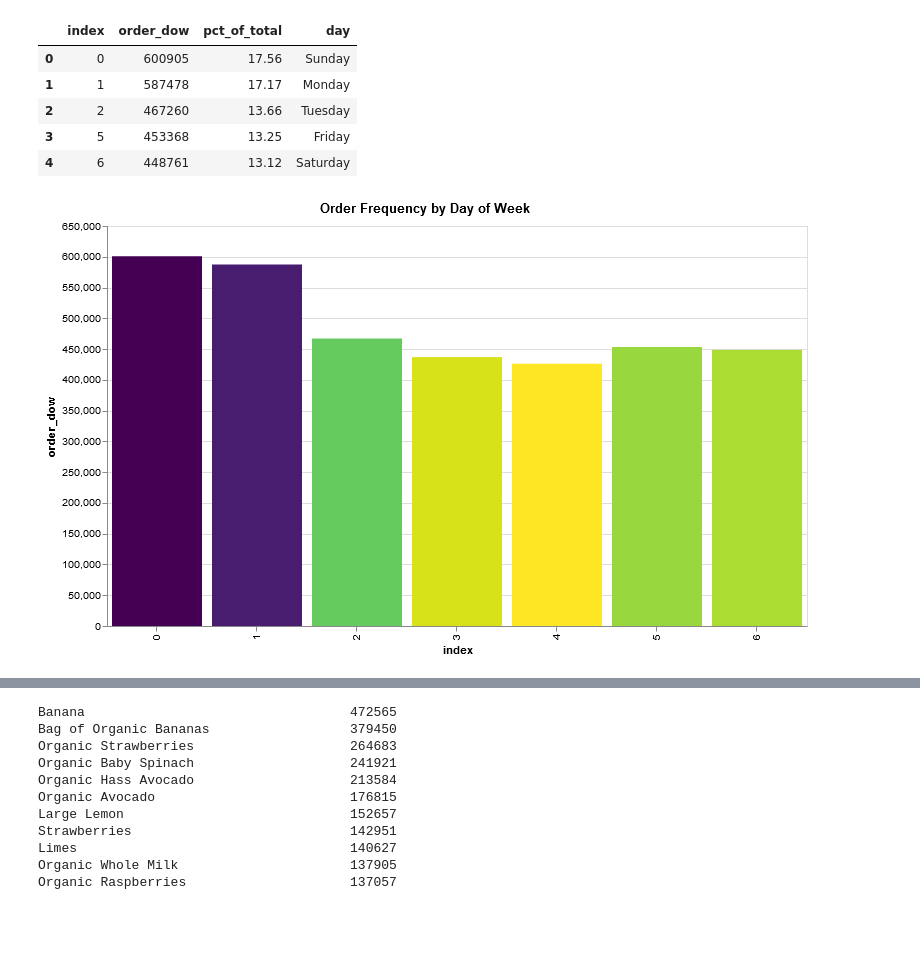
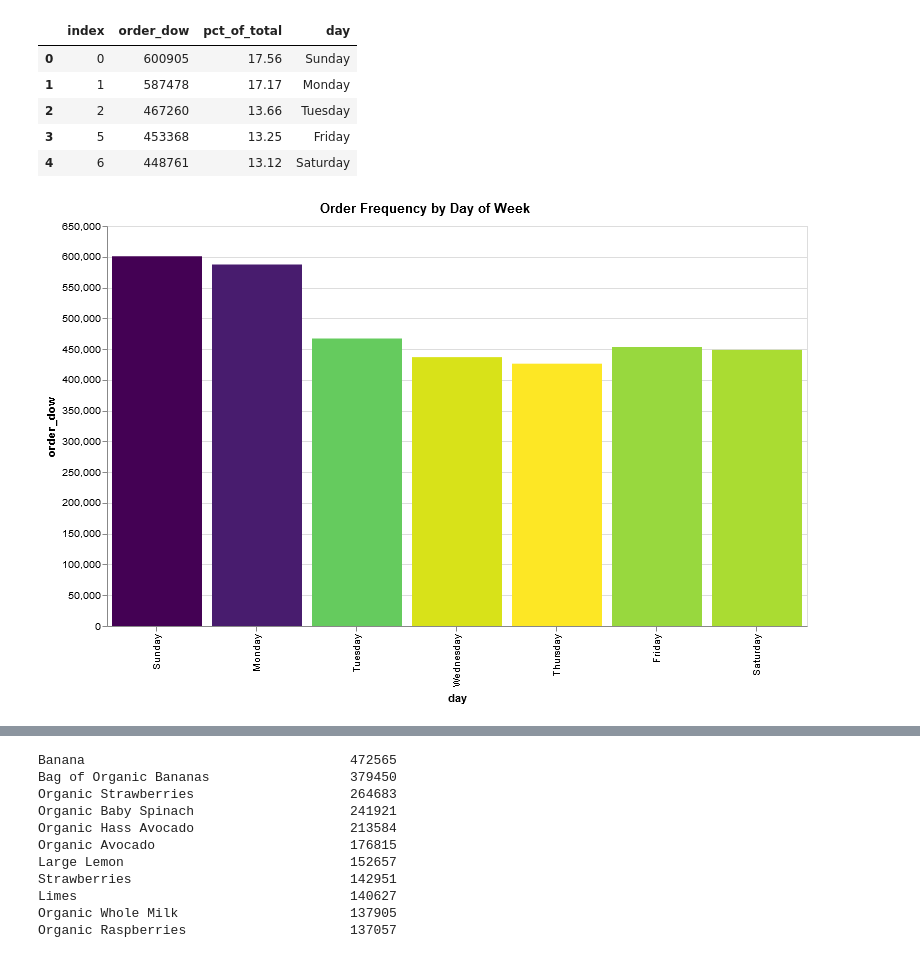
Before and after one commit to hjhuney/Instacart, a Jupyter notebook: Instacart.ipynb, the cells around one changed output, grey strips where cells are left out. Cells and saved outputs as stored; diff of their text form; code cells hidden in the pictures; blank space fills up the shorter version.

```diff
--- a/Instacart.ipynb
+++ b/Instacart.ipynb
@@ -71,6 +69,8 @@ None
 # Orders
 # %%
 orders = downcast_df('orders.csv')
+orders['days_since_prior_order'] = orders['days_since_prior_order'].fillna(-99)
+orders['days_since_prior_order'] = orders['days_since_prior_order'].astype('int16')
 print_info(orders)
 # %% [output]
 ========== Info ==========
@@ -316,6 +317,8 @@ alt.Chart(time_of_day).mark_bar().encode(
 dayofweek_dict = {'Monday': 1, 'Tuesday': 2, 'Wednesday': 3, 'Thursday': 4, 'Friday': 5, 'Saturday': 6, 'Sunday': 0}
 
 inv_dayofweek_dict = {v: k for k, v in dayofweek_dict.items()}
+
+dayofweek_list = ['Sunday', 'Monday', 'Tuesday', 'Wednesday', 'Thursday', 'Friday', 'Saturday']
 # %%
 dow = orders['order_dow'].value_counts()
 dow = dow.reset_index()
@@ -331,13 +334,13 @@ dow.head()
 | 4 | 6 | 448761 | 13.12 | Saturday |
 # %%
 alt.Chart(dow).mark_bar().encode(
-    alt.X("index:O", bin=False),
+    alt.X("day:O", bin=False, sort=dayofweek_list),
     alt.Y('order_dow:Q'),
 #     alt.ColorValue('darkorange'),
 #     color = alt.Color('order_hour_of_day', alt.ColorValue("blue")),
 #     color='orange',
     color = alt.Color('order_dow', legend=None, sort="descending", scale=alt.Scale(scheme='viridis')),
-    tooltip=[alt.Tooltip('index:O', title="Day of Week"), alt.Tooltip('order_dow:Q'), alt.Tooltip('pct_of_total:Q'), alt.Tooltip('day:O')]
+    tooltip=[alt.Tooltip('day:O', title="Day of Week"), alt.Tooltip('order_dow:Q'), alt.Tooltip('pct_of_total:Q')]
     ).properties(title="Order Frequency by Day of Week", width=700, height=400)
 # %% [output]
-[figure, old version]
+[figure, new version]
```
Also changed, not shown: parts of 64 cells of this notebook.
